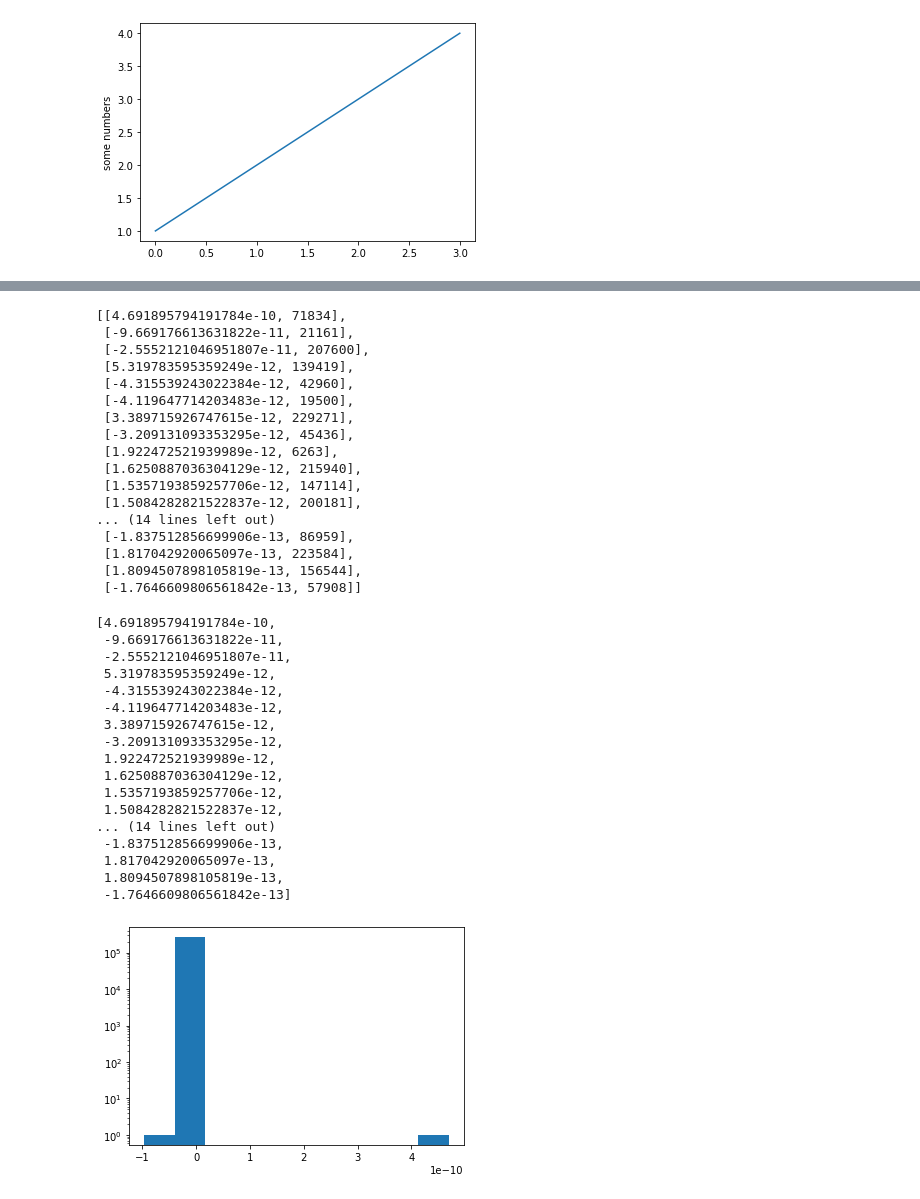
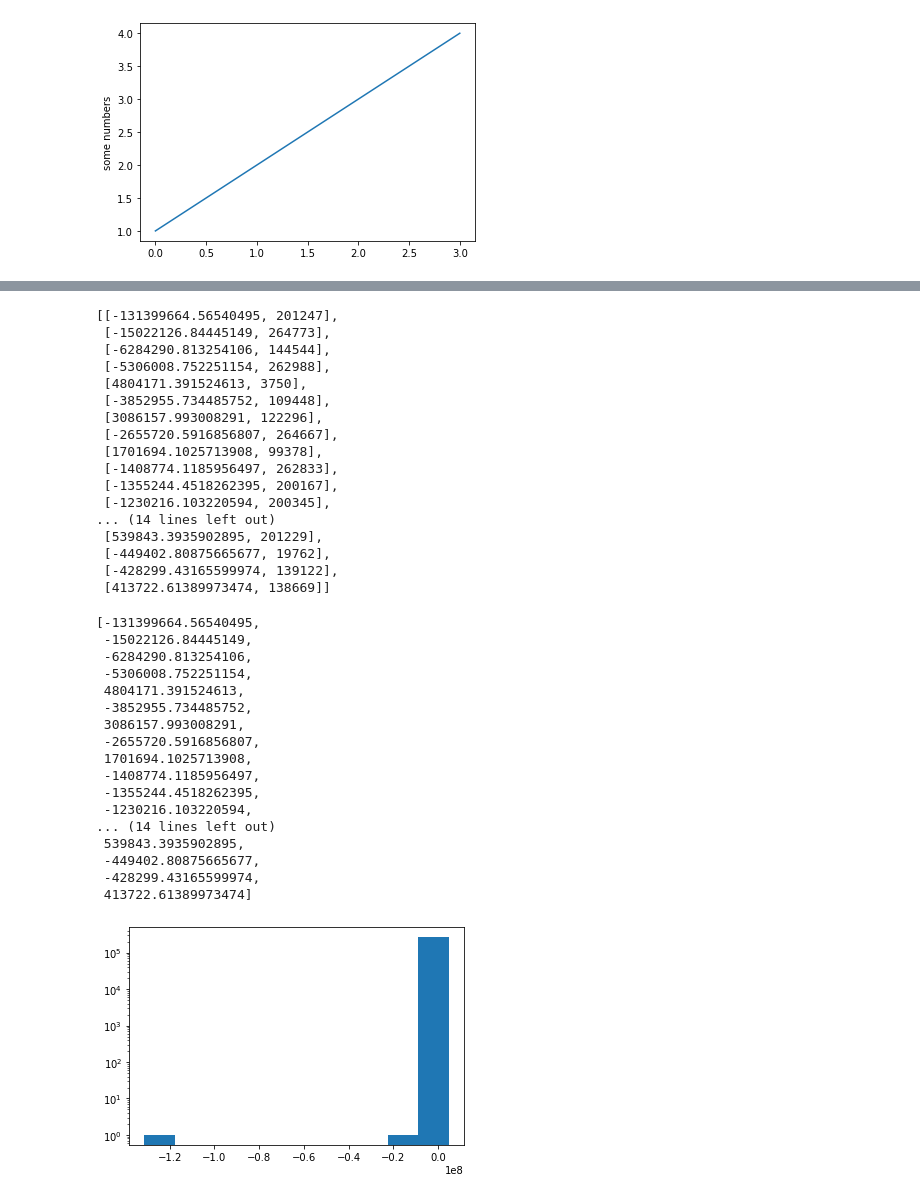
Before and after one commit to pworinger/Biophysics_project, a Jupyter notebook: test.ipynb, the cells around one changed output, grey strips where cells are left out. Drawn from its saved outputs; the diff is of its cells as text; code cells hidden in the pictures.

```diff
--- a/test.ipynb
+++ b/test.ipynb
@@ -141,12 +198,13 @@ with open("cycles5.pkl", "rb") as f:
 def rank_cycles(loops):
     flat_list = [item for sublist in loops for item in sublist]
     scores = []
+    normalization = np.mean(list(nx.get_edge_attributes(m.graph, "alpha").values()))
     for idx, sublist in enumerate(flat_list):
         # score measures the strength of the loop
         score = 1
         previous = sublist[-1]
         for node in sublist:
-            score = score * m.graph.get_edge_data(previous, node, default = 0)['alpha']
+            score = score * m.graph.get_edge_data(previous, node, default = 0)['alpha'] / normalization
             previous = node
         scores.append([score, idx])
     scores.sort(reverse=True, key= lambda x: abs(x[0]))
@@ -176,51 +234,54 @@ for i in rank3[0:10]:
 rank4 = rank_cycles(cycles4)
 rank4[0:30]
 # %% [output]
-[[4.691895794191784e-10, 71834],
- [-9.669176613631822e-11, 21161],
- [-2.5552121046951807e-11, 207600],
- [5.319783595359249e-12, 139419],
- [-4.315539243022384e-12, 42960],
- [-4.119647714203483e-12, 19500],
- [3.389715926747615e-12, 229271],
- [-3.209131093353295e-12, 45436],
- [1.922472521939989e-12, 6263],
- [1.6250887036304129e-12, 215940],
- [1.5357193859257706e-12, 147114],
- [1.5084282821522837e-12, 200181],
+[[-131399664.56540495, 201247],
+ [-15022126.84445149, 264773],
+ [-6284290.813254106, 144544],
+ [-5306008.752251154, 262988],
+ [4804171.391524613, 3750],
+ [-3852955.734485752, 109448],
+ [3086157.993008291, 122296],
+ [-2655720.5916856807, 264667],
+ [1701694.1025713908, 99378],
+ [-1408774.1185956497, 262833],
+ [-1355244.4518262395, 200167],
+ [-1230216.103220594, 200345],
 ... (14 lines left out)
- [-1.837512856699906e-13, 86959],
- [1.817042920065097e-13, 223584],
- [1.8094507898105819e-13, 156544],
- [-1.7646609806561842e-13, 57908]]
+ [539843.3935902895, 201229],
+ [-449402.80875665677, 19762],
+ [-428299.43165599974, 139122],
+ [413722.61389973474, 138669]]
 # %%
 histogram_ = [item[0] for item in rank4]
 histogram_[0:30]
 # %% [output]
-[4.691895794191784e-10,
- -9.669176613631822e-11,
- -2.5552121046951807e-11,
- 5.319783595359249e-12,
- -4.315539243022384e-12,
- -4.119647714203483e-12,
- 3.389715926747615e-12,
- -3.209131093353295e-12,
- 1.922472521939989e-12,
- 1.6250887036304129e-12,
- 1.5357193859257706e-12,
- 1.5084282821522837e-12,
+[-131399664.56540495,
+ -15022126.84445149,
+ -6284290.813254106,
+ -5306008.752251154,
+ 4804171.391524613,
+ -3852955.734485752,
+ 3086157.993008291,
+ -2655720.5916856807,
+ 1701694.1025713908,
+ -1408774.1185956497,
+ -1355244.4518262395,
+ -1230216.103220594,
 ... (14 lines left out)
- -1.837512856699906e-13,
- 1.817042920065097e-13,
- 1.8094507898105819e-13,
- -1.7646609806561842e-13]
+ 539843.3935902895,
+ -449402.80875665677,
+ -428299.43165599974,
+ 413722.61389973474]
 # %%
+histogram_ = [item[0] for item in rank4]
+histogram_[0:30]
+
 import matplotlib.pyplot as plt
 plt.hist(histogram_)
 plt.yscale('log')
 plt.show()
 # %% [output]
-[figure, old version]
+[figure, new version]
 # %%
 flat_list_4 = [item for sublist in cycles4 for item in sublist]
 # %%
```
Also changed, not shown: parts of 16 cells of this notebook, 3 other files.
